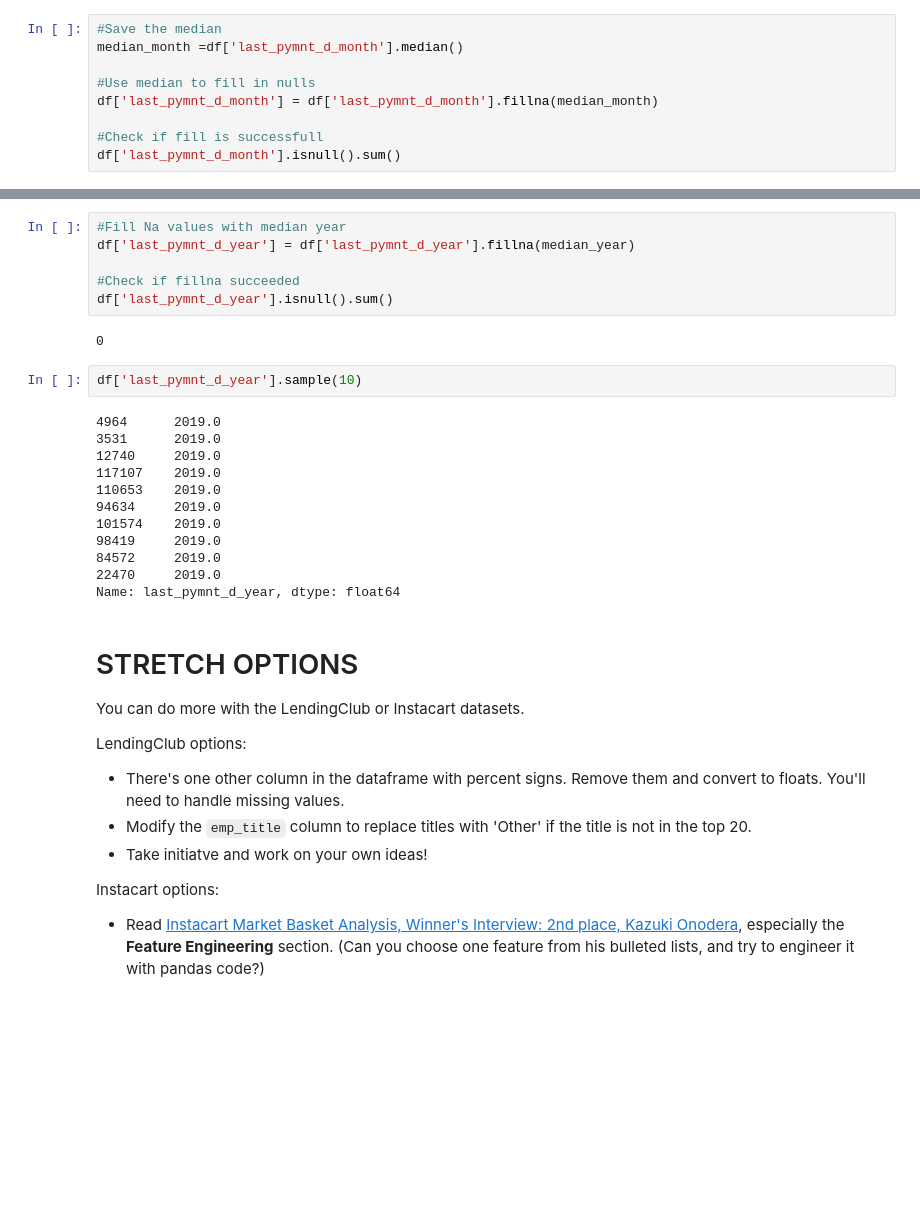
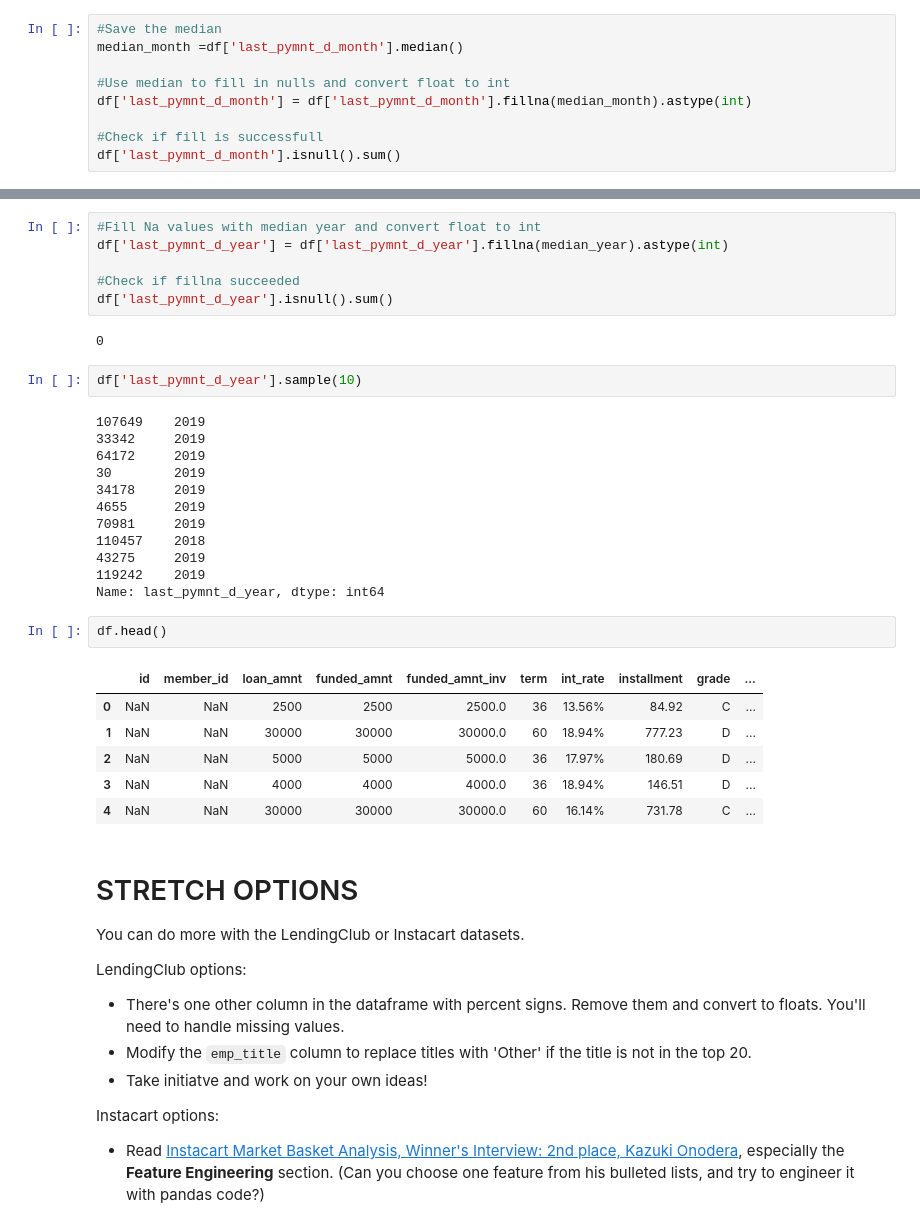
Before and after one commit to bloominstituteoftechnology/DS-Unit-1-Sprint-2-Data-Wrangling-and-Storytelling, a Jupyter notebook: module4-make-features/LS_DS_124_Make_features.ipynb, the cells around one changed output, grey strips where cells are left out. Cells and saved outputs as stored; diff of their text form; blank space fills up the shorter version.

```diff
--- a/module4-make-features/LS_DS_124_Make_features.ipynb
+++ b/module4-make-features/LS_DS_124_Make_features.ipynb
@@ -566,8 +566,8 @@ Name: last_pymnt_d_month, dtype: float64
 #Save the median
 median_month =df['last_pymnt_d_month'].median()
 
-#Use median to fill in nulls
-df['last_pymnt_d_month'] = df['last_pymnt_d_month'].fillna(median_month)
+#Use median to fill in nulls and convert float to int
+df['last_pymnt_d_month'] = df['last_pymnt_d_month'].fillna(median_month).astype(int)
 
 #Check if fill is successfull
 df['last_pymnt_d_month'].isnull().sum()
@@ -624,8 +624,8 @@ Name: last_pymnt_d_year, dtype: float64
 #Save median_year to a variable
 median_year = df['last_pymnt_d_year'].median()
 # %%
-#Fill Na values with median year
-df['last_pymnt_d_year'] = df['last_pymnt_d_year'].fillna(median_year)
+#Fill Na values with median year and convert float to int
+df['last_pymnt_d_year'] = df['last_pymnt_d_year'].fillna(median_year).astype(int)
 
 #Check if fillna succeeded
 df['last_pymnt_d_year'].isnull().sum()
@@ -634,17 +634,26 @@ df['last_pymnt_d_year'].isnull().sum()
 # %%
 df['last_pymnt_d_year'].sample(10)
 # %% [output]
-4964      2019.0
-3531      2019.0
-12740     2019.0
-117107    2019.0
-110653    2019.0
-94634     2019.0
-101574    2019.0
-98419     2019.0
-84572     2019.0
-22470     2019.0
-Name: last_pymnt_d_year, dtype: float64
+107649    2019
+33342     2019
+64172     2019
+30        2019
+34178     2019
+4655      2019
+70981     2019
+110457    2018
+43275     2019
+119242    2019
+Name: last_pymnt_d_year, dtype: int64
+# %%
+df.head()
+# %% [output]
+|  | id | member_id | loan_amnt | funded_amnt | funded_amnt_inv | term | int_rate | installment | grade | ... |
+| 0 | NaN | NaN | 2500 | 2500 | 2500.0 | 36 | 13.56% | 84.92 | C | ... |
+| 1 | NaN | NaN | 30000 | 30000 | 30000.0 | 60 | 18.94% | 777.23 | D | ... |
+| 2 | NaN | NaN | 5000 | 5000 | 5000.0 | 36 | 17.97% | 180.69 | D | ... |
+| 3 | NaN | NaN | 4000 | 4000 | 4000.0 | 36 | 18.94% | 146.51 | D | ... |
+| 4 | NaN | NaN | 30000 | 30000 | 30000.0 | 60 | 16.14% | 731.78 | C | ... |
 # %% [markdown]
 # STRETCH OPTIONS
 
```
Also changed, not shown: parts of 2 cells of this notebook.
